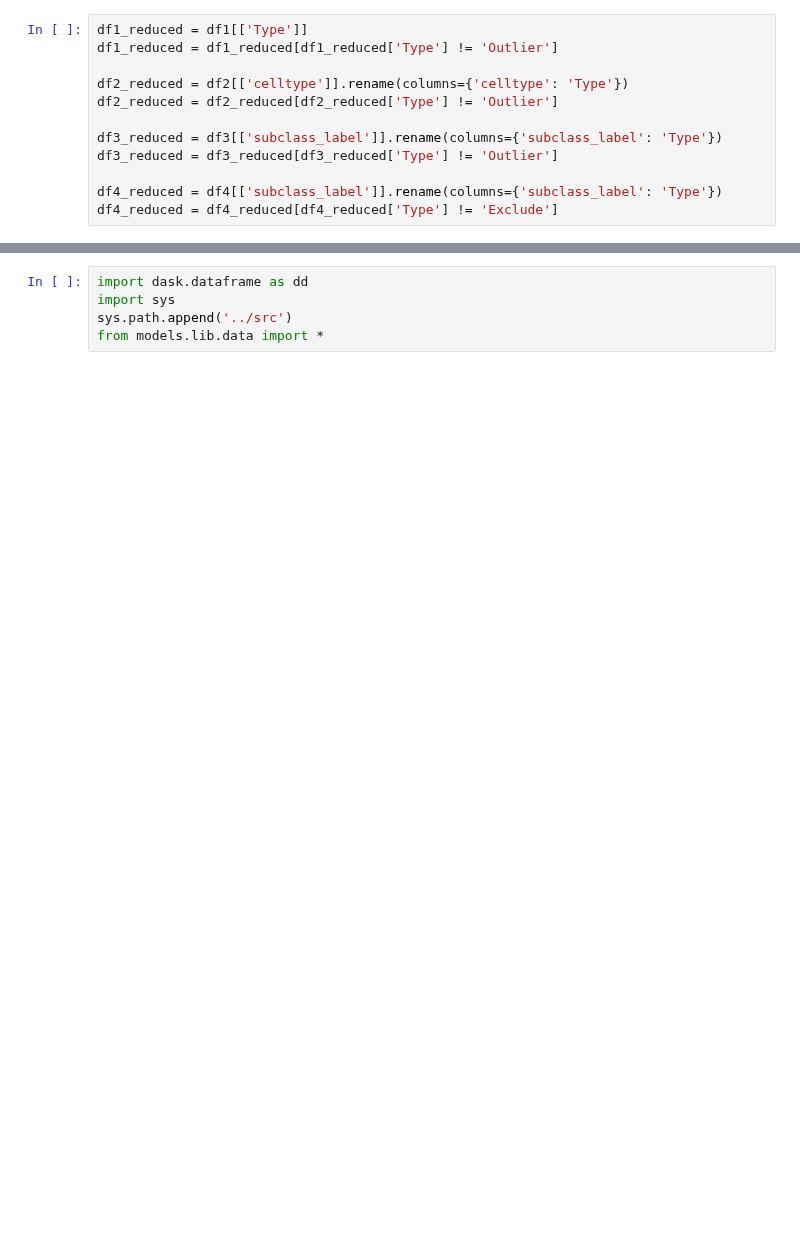
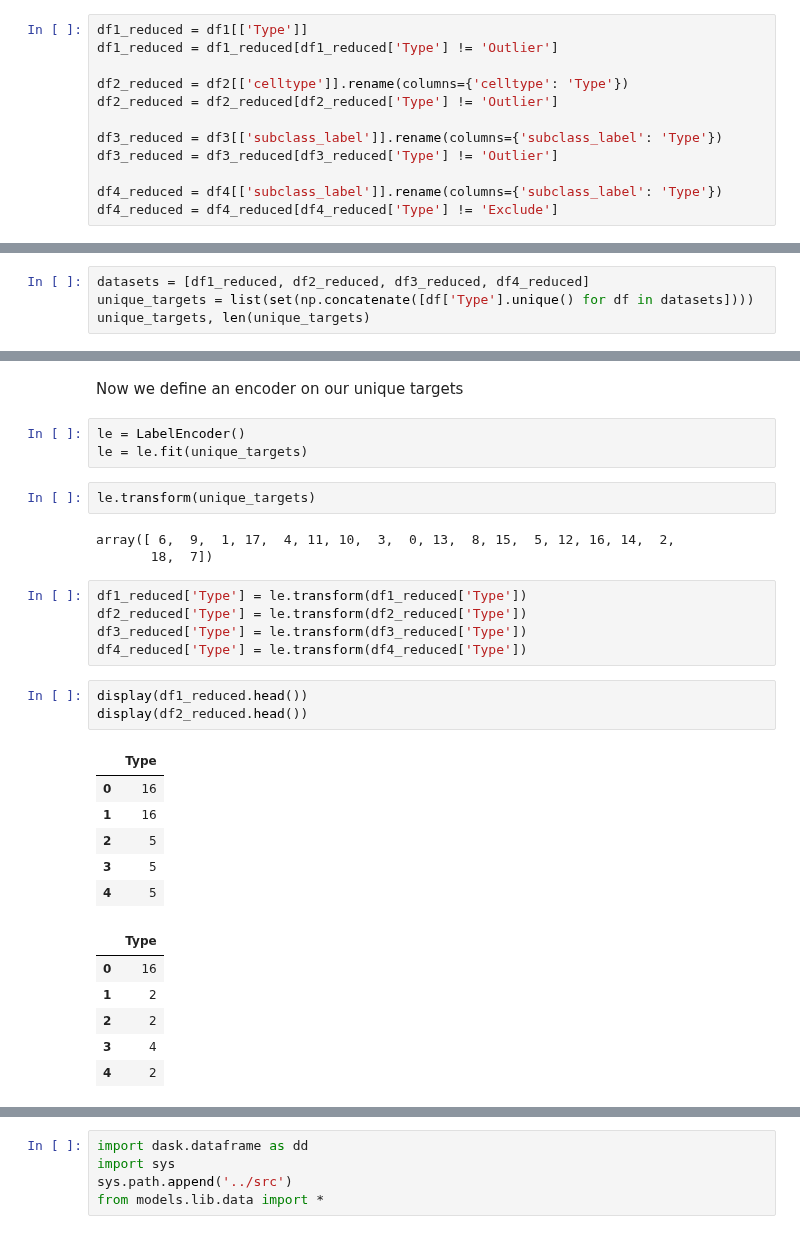
Before and after one commit to jlehrer1/comparative-organoids, a Jupyter notebook: notebooks/external_data_exploration_01.ipynb, the cells around one changed output, grey strips where cells are left out. Drawn from its saved outputs; the diff is of its cells as text; blank space fills up the shorter version.

Commit message:
Added label combining method

```diff
--- a/notebooks/external_data_exploration_01.ipynb
+++ b/notebooks/external_data_exploration_01.ipynb
@@ -344,0 +364,4 @@ We should have a cell $\times$ gene expression for each label DataFrame, and the
+# %%
+datasets = [df1_reduced, df2_reduced, df3_reduced, df4_reduced]
+unique_targets = list(set(np.concatenate([df['Type'].unique() for df in datasets])))
+unique_targets, len(unique_targets)
@@ -344,0 +389,31 @@ We should have a cell $\times$ gene expression for each label DataFrame, and the
+# %% [markdown]
+Now we define an encoder on our unique targets
+# %%
+le = LabelEncoder()
+le = le.fit(unique_targets)
+# %%
+le.transform(unique_targets)
+# %% [output]
+array([ 6,  9,  1, 17,  4, 11, 10,  3,  0, 13,  8, 15,  5, 12, 16, 14,  2,
+       18,  7])
+# %%
+df1_reduced['Type'] = le.transform(df1_reduced['Type'])
+df2_reduced['Type'] = le.transform(df2_reduced['Type'])
+df3_reduced['Type'] = le.transform(df3_reduced['Type'])
+df4_reduced['Type'] = le.transform(df4_reduced['Type'])
+# %%
+display(df1_reduced.head())
+display(df2_reduced.head())
+# %% [output]
+|  | Type |
+| 0 | 16 |
+| 1 | 16 |
+| 2 | 5 |
+| 3 | 5 |
+| 4 | 5 |
+|  | Type |
+| 0 | 16 |
+| 1 | 2 |
+| 2 | 2 |
+| 3 | 4 |
+| 4 | 2 |
```
Also changed, not shown: parts of 46 cells of this notebook, 3 other files.
